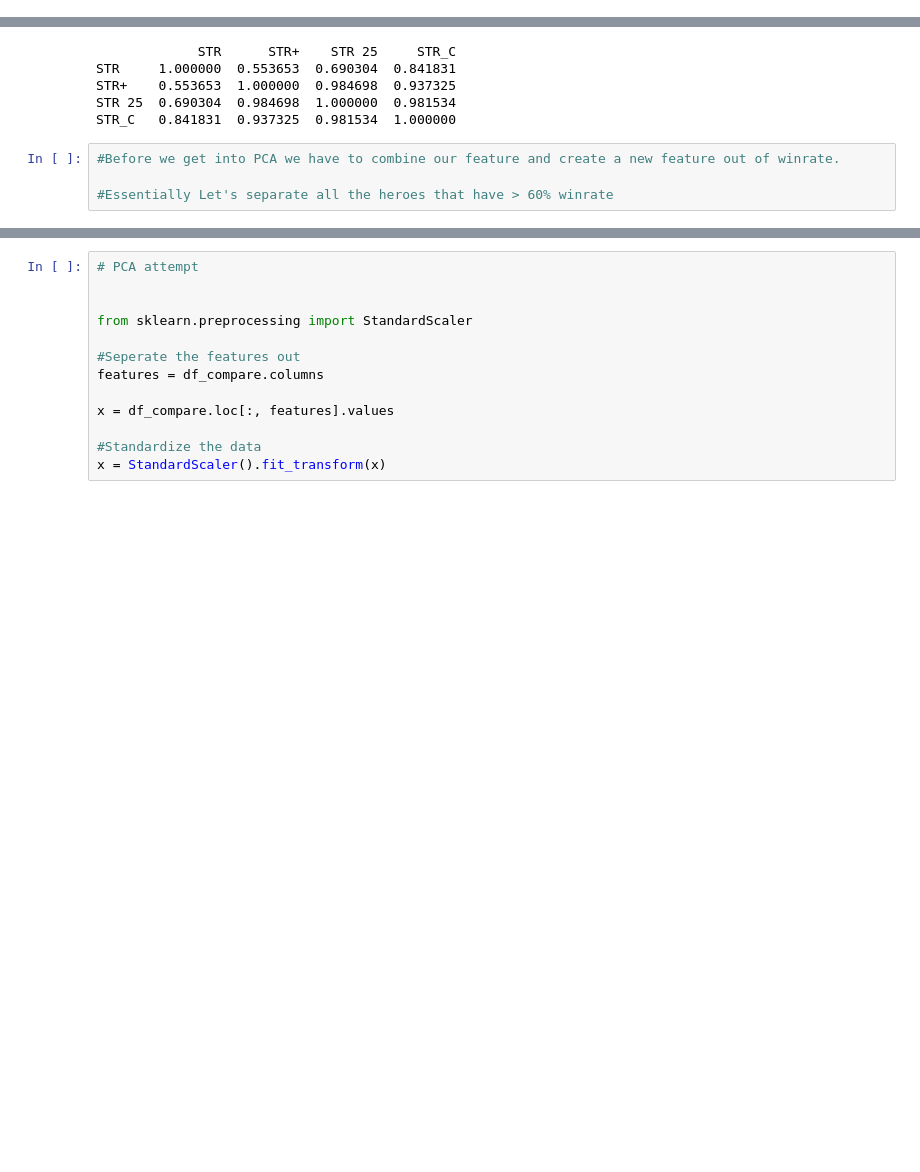
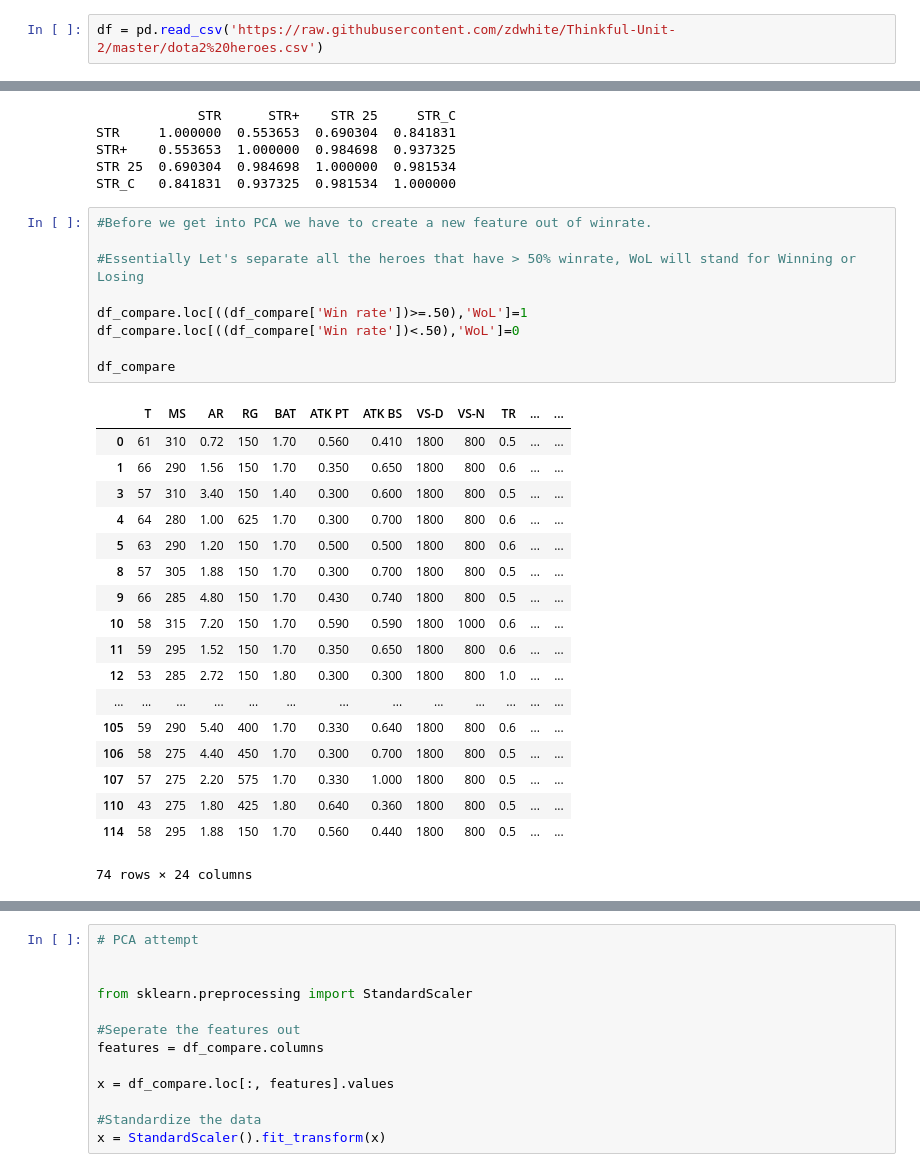
Before and after one commit to zdwhite/Thinkful-Unit-2, a Jupyter notebook: Thinkful_prep_dataset_for_modeling.ipynb, the cells around one changed output, grey strips where cells are left out. Cells and saved outputs as stored; diff of their text form; blank space fills up the shorter version.

```diff
--- a/Thinkful_prep_dataset_for_modeling.ipynb
+++ b/Thinkful_prep_dataset_for_modeling.ipynb
@@ -38,3 +38,5 @@ drive.mount
 <function google.colab.drive.mount>
 # %%
 df = pd.read_csv('dota2 heroes.csv')
+# %%
+df = pd.read_csv('https://raw.githubusercontent.com/zdwhite/Thinkful-Unit-2/master/dota2%20heroes.csv')
@@ -183,7 +187,31 @@ STR+    0.553653  1.000000  0.984698  0.937325
 STR 25  0.690304  0.984698  1.000000  0.981534
 STR_C   0.841831  0.937325  0.981534  1.000000
 # %%
-#Before we get into PCA we have to combine our feature and create a new feature out of winrate.
+#Before we get into PCA we have to create a new feature out of winrate.
 
-#Essentially Let's separate all the heroes that have > 60% winrate
+#Essentially Let's separate all the heroes that have > 50% winrate, WoL will stand for Winning or Losing
+
+df_compare.loc[((df_compare['Win rate'])>=.50),'WoL']=1
+df_compare.loc[((df_compare['Win rate'])<.50),'WoL']=0
+
+df_compare
+# %% [output]
+|  | T | MS | AR | RG | BAT | ATK PT | ATK BS | VS-D | VS-N | TR | ... | ... |
+| 0 | 61 | 310 | 0.72 | 150 | 1.70 | 0.560 | 0.410 | 1800 | 800 | 0.5 | ... | ... |
+| 1 | 66 | 290 | 1.56 | 150 | 1.70 | 0.350 | 0.650 | 1800 | 800 | 0.6 | ... | ... |
+| 3 | 57 | 310 | 3.40 | 150 | 1.40 | 0.300 | 0.600 | 1800 | 800 | 0.5 | ... | ... |
+| 4 | 64 | 280 | 1.00 | 625 | 1.70 | 0.300 | 0.700 | 1800 | 800 | 0.6 | ... | ... |
+| 5 | 63 | 290 | 1.20 | 150 | 1.70 | 0.500 | 0.500 | 1800 | 800 | 0.6 | ... | ... |
+| 8 | 57 | 305 | 1.88 | 150 | 1.70 | 0.300 | 0.700 | 1800 | 800 | 0.5 | ... | ... |
+| 9 | 66 | 285 | 4.80 | 150 | 1.70 | 0.430 | 0.740 | 1800 | 800 | 0.5 | ... | ... |
+| 10 | 58 | 315 | 7.20 | 150 | 1.70 | 0.590 | 0.590 | 1800 | 1000 | 0.6 | ... | ... |
+| 11 | 59 | 295 | 1.52 | 150 | 1.70 | 0.350 | 0.650 | 1800 | 800 | 0.6 | ... | ... |
+| 12 | 53 | 285 | 2.72 | 150 | 1.80 | 0.300 | 0.300 | 1800 | 800 | 1.0 | ... | ... |
+| ... | ... | ... | ... | ... | ... | ... | ... | ... | ... | ... | ... | ... |
+| 105 | 59 | 290 | 5.40 | 400 | 1.70 | 0.330 | 0.640 | 1800 | 800 | 0.6 | ... | ... |
+| 106 | 58 | 275 | 4.40 | 450 | 1.70 | 0.300 | 0.700 | 1800 | 800 | 0.5 | ... | ... |
+| 107 | 57 | 275 | 2.20 | 575 | 1.70 | 0.330 | 1.000 | 1800 | 800 | 0.5 | ... | ... |
+| 110 | 43 | 275 | 1.80 | 425 | 1.80 | 0.640 | 0.360 | 1800 | 800 | 0.5 | ... | ... |
+| 114 | 58 | 295 | 1.88 | 150 | 1.70 | 0.560 | 0.440 | 1800 | 800 | 0.5 | ... | ... |
+74 rows × 24 columns
 # %%
```
Also changed, not shown: parts of 4 cells of this notebook.
